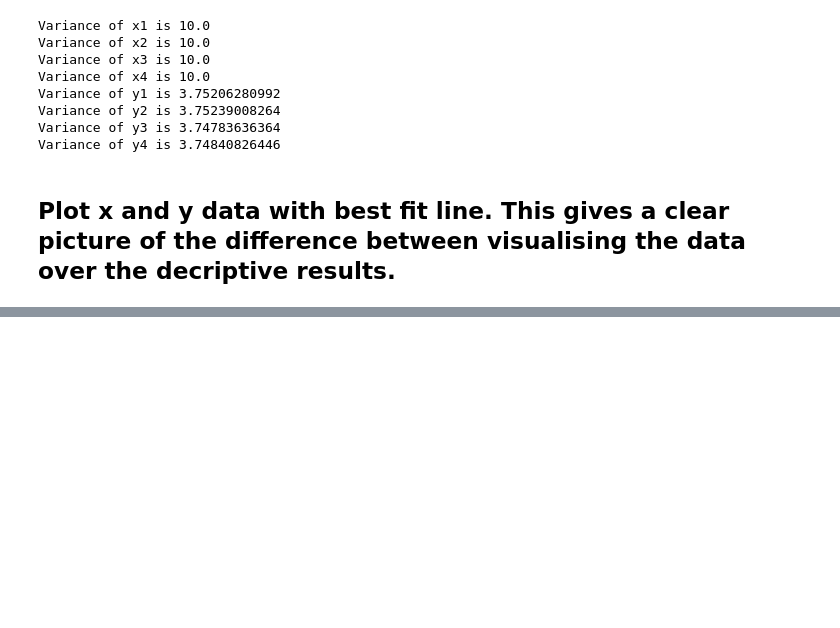
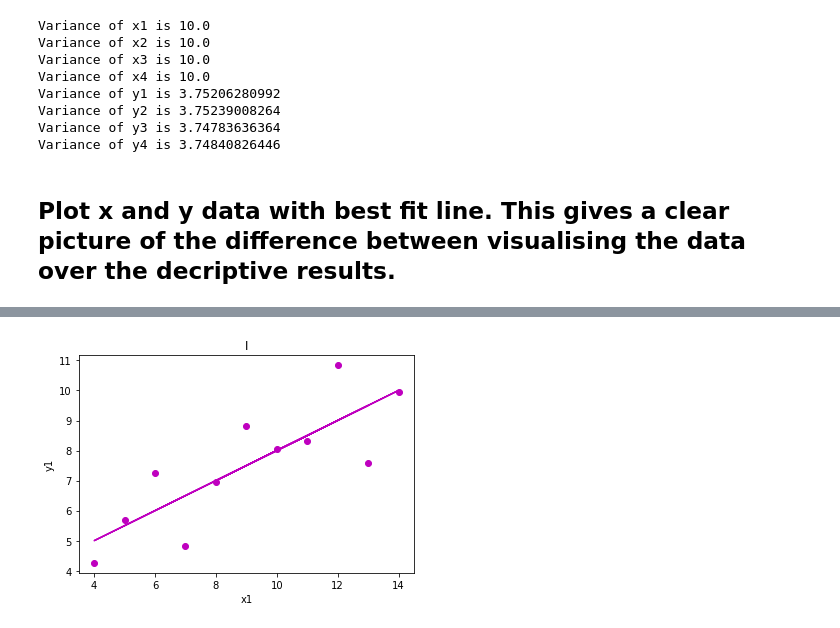
Before and after one commit to GregFee/Anscombes-Data, a Jupyter notebook: Fundamentals of Data Analysis Assignment.ipynb, the cells around one changed output, grey strips where cells are left out. Saved outputs shown, nothing was run; the diff lists cells and outputs as text; code cells hidden in the pictures; blank space fills up the shorter version.

Commit message:
Plotted Best Fit Line

```diff
--- a/Fundamentals of Data Analysis Assignment.ipynb
+++ b/Fundamentals of Data Analysis Assignment.ipynb
@@ -165,3 +165,92 @@ Variance of y3 is 3.74783636364
 Variance of y4 is 3.74840826446
 # %% [markdown]
 ## Plot x and y data with best fit line. This gives a clear picture of the difference between visualising the data over the decriptive results.
+# %%
+#edited from https://scipython.com/book/chapter-6-numpy/examples/finding-a-best-fit-straight-line/
+#x1 and y1 straight line fit , root mean squared and show residual left over
+
+cmin, cmax = min(x1), max(x1)
+pfit, stats = Polynomial.fit(x1, y1, 1, full=True, window=(cmin, cmax),
+                                                    domain=(cmin, cmax))
+
+print('Raw fit results:', pfit, stats, sep='\n')
+
+A0, m = pfit
+resid, rank, sing_val, rcond = stats
+rms = np.sqrt(resid[0]/len(y1))
+
+print('Fit: A = {:.2f}[P] + {:.2f}'.format(m, A0),
+      '(rms residual = {:.2f})'.format(rms))
+
+pylab.plot(x1, y1, 'o', color='m')
+pylab.plot(x1, pfit(x1), color='m')
+pylab.title('I')
+pylab.ylabel('y1')
+pylab.xlabel('x1')
+pylab.show()
+
+
+#x2 and y2 straight line fit , root mean squared and show residual left over
+cmin, cmax = min(x2), max(x2)
+pfit, stats = Polynomial.fit(x2, y2, 1, full=True, window=(cmin, cmax),
+                                                    domain=(cmin, cmax))
+
+print('Raw fit results:', pfit, stats, sep='\n')
+
+A0, m = pfit
+resid, rank, sing_val, rcond = stats
+rms = np.sqrt(resid[0]/len(y1))
+
+print('Fit: A = {:.2f}[P] + {:.2f}'.format(m, A0),
+      '(rms residual = {:.2f})'.format(rms))
+
+
+pylab.plot(x2, y2, 'o', color='m')
+pylab.plot(x2, pfit(x2), color='m')
+pylab.title("II")
+pylab.ylabel("Y2")
+pylab.xlabel("X2")
+pylab.show()
+
+#x3 and y3 straight line fit , root mean squared and show residual left over
+cmin, cmax = min(x3), max(x3)
+pfit, stats = Polynomial.fit(x3, y3, 1, full=True, window=(cmin, cmax),
+                                                    domain=(cmin, cmax))
+
+print('Raw fit results:', pfit, stats, sep='\n')
+
+A0, m = pfit
+resid, rank, sing_val, rcond = stats
+rms = np.sqrt(resid[0]/len(y1))
+
+print('Fit: A = {:.2f}[P] + {:.2f}'.format(m, A0),
+      '(rms residual = {:.2f})'.format(rms))
+
+pylab.plot(x3, y3, 'o', color='m')
+pylab.plot(x3, pfit(x3), color='m')
+pylab.title("II")
+pylab.ylabel("Y3")
+pylab.xlabel("X3")
+pylab.show()
+
+#x1 and y1 straight line fit , root mean squared and show residual left over
+cmin, cmax = min(x4), max(x4)
+pfit, stats = Polynomial.fit(x4, y4, 1, full=True, window=(cmin, cmax),
+                                                    domain=(cmin, cmax))
+
+print('Raw fit results:', pfit, stats, sep='\n')
+
+A0, m = pfit
+resid, rank, sing_val, rcond = stats
+rms = np.sqrt(resid[0]/len(y1))
+
+print('Fit: A = {:.2f}[P] + {:.2f}'.format(m, A0),
+      '(rms residual = {:.2f})'.format(rms))
+
+pylab.plot(x4, y4, 'o', color='m')
+pylab.plot(x4, pfit(x4), color='m')
+pylab.title("IV")
+pylab.ylabel("Y4")
+pylab.xlabel("X4")
+pylab.show()
+# %% [output]
@@ -167,0 +261 @@ Variance of y4 is 3.74840826446
+[figure, added]
```
Also changed, not shown: parts of 1 cell of this notebook.
